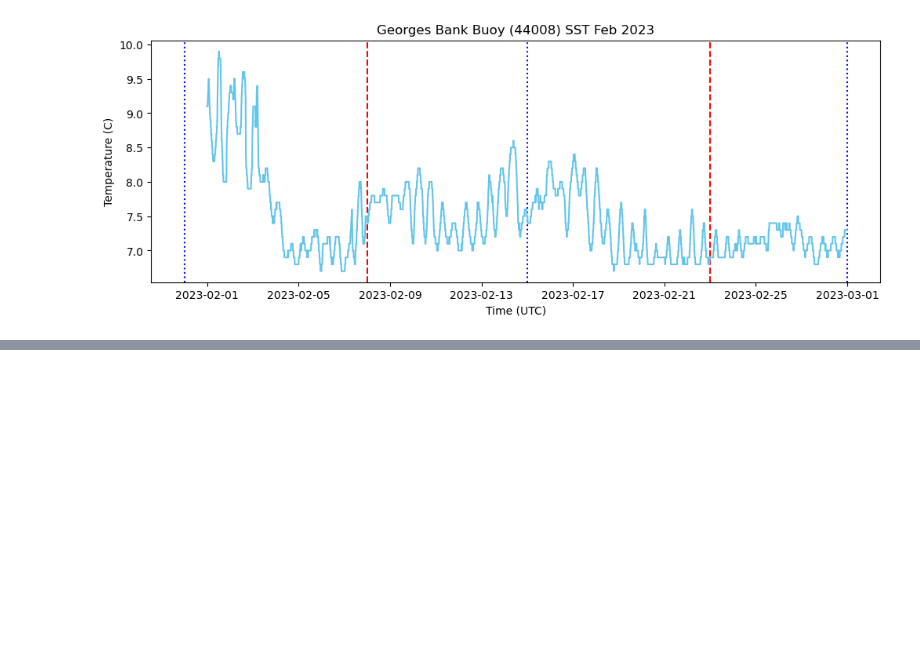
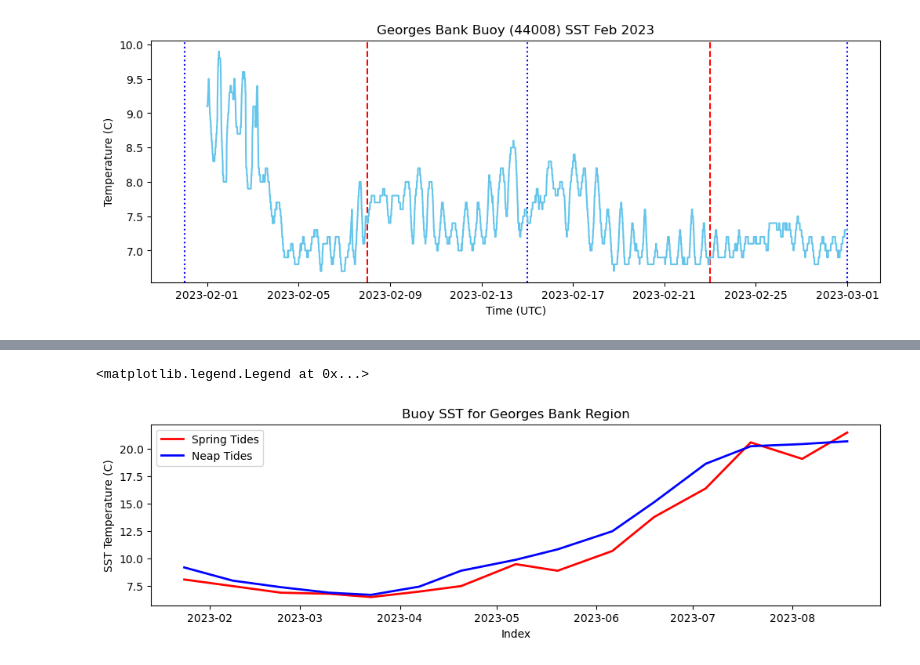
Before and after one commit to jesseturner/FalseLowClouds, a Jupyter notebook: Case_Studies/Georges_Bank/Buoy/Buoy_Analysis.ipynb, the cells around one changed output, grey strips where cells are left out. Saved outputs shown, nothing was run; the diff lists cells and outputs as text; code cells hidden in the pictures; blank space fills up the shorter version.

```diff
--- a/Case_Studies/Georges_Bank/Buoy/Buoy_Analysis.ipynb
+++ b/Case_Studies/Georges_Bank/Buoy/Buoy_Analysis.ipynb
@@ -64,0 +192,36 @@ plt.show()
+# %%
+spring_tides = [dt5, dt7, dt9, dt11, dt13, dt15, dt17, dt19, dt21, dt23, dt25, dt27, dt29, dt31, dt33, dt35]
+neap_tides = [dt6, dt8, dt10, dt12, dt14, dt16, dt18, dt20, dt22, dt24, dt26, dt28, dt30, dt32, dt34]
+# %%
+temp_compare_df = pd.DataFrame(columns=['Datetime', 'Spring_Tide', 'Neap_Tide'])
+
+for i in range(len(neap_tides)):
+
+    #--- Find spring tide temperature
+    spring_temp = float(df_00m[df_00m.Datetime == spring_tides[i]].WTMP.values)
+
+    #--- Find neap tide temperature from nearest dates
+    if i > 0:
+        neap_temp_1 = float((df_00m[df_00m.Datetime == neap_tides[i]].WTMP.values)[0])
+        neap_temp_2 = float(df_00m[df_00m.Datetime == neap_tides[i-1]].WTMP.values)
+        neap_temp_av = (neap_temp_1+neap_temp_2)/2
+    else:
+        neap_temp_av = float((df_00m[df_00m.Datetime == neap_tides[i]].WTMP.values)[0])
+
+    #--- Collect the datetime variable from spring tide
+    dt = df_00m[df_00m.Datetime == spring_tides[i]].Datetime.values[0]
+
+    temp_compare_df = temp_compare_df.append({'Datetime': dt, 'Spring_Tide': spring_temp, 'Neap_Tide': neap_temp_av}, ignore_index=True)
+# %%
+fig,ax=plt.subplots(1, figsize=(12,3))
+ax.set_ylabel("SST Temperature (C)")
+ax.set_xlabel("Index")
+ax.set_title("Buoy SST for Georges Bank Region")
+
+ax.plot(temp_compare_df.Datetime, temp_compare_df.Spring_Tide, c='red', label='Spring Tides', linewidth=2)
+ax.plot(temp_compare_df.Datetime, temp_compare_df.Neap_Tide, c='blue', label='Neap Tides', linewidth=2)
+
+ax.legend()
+# %% [output]
+<matplotlib.legend.Legend at 0x...>
+[figure, added]
```
Also changed, not shown: parts of 13 cells of this notebook, 1 other file.
